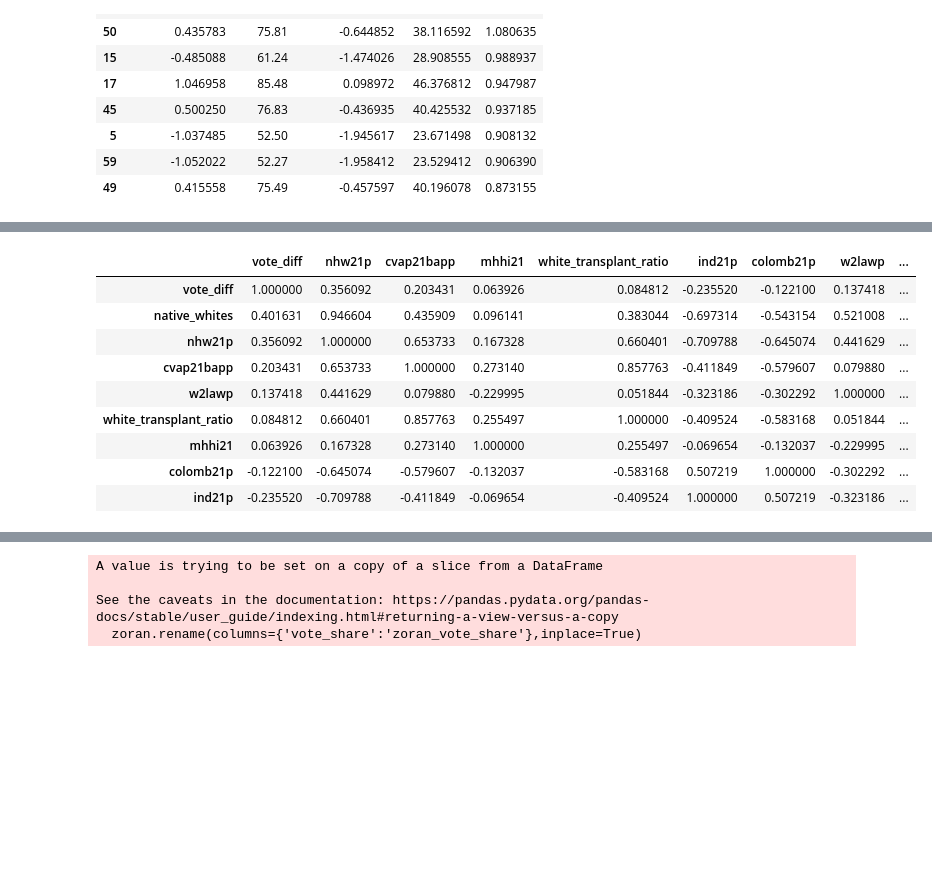
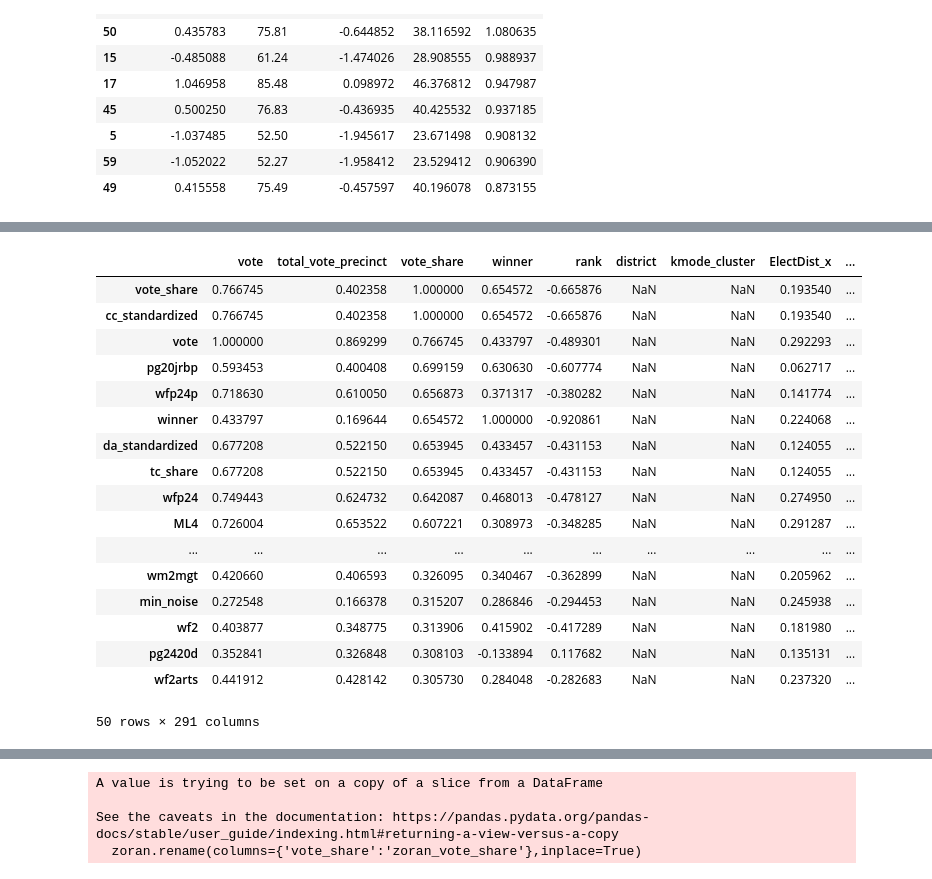
Before and after one commit to SamTGoodson/member_chapters, a Jupyter notebook: notebooks/district22.ipynb, the cells around one changed output, grey strips where cells are left out. Cells and saved outputs as stored; diff of their text form; code cells hidden in the pictures; blank space fills up the shorter version.

```diff
--- a/notebooks/district22.ipynb
+++ b/notebooks/district22.ipynb
@@ -45,2 +62,4 @@ eds_22 = full_results_twenty_two['ed_name'].unique().tolist()
+# %%
+av = pd.read_csv('../../cc_election_cleaning/additional_variables.csv')
 # %%
 eds_22 = full_results_twenty_two['ed_name'].unique().tolist()
@@ -465,5 +511,7 @@ cc_da[['da_standardized','tc_share','cc_standardized','vote_share','vote_diff']]
 # %%
 cc_da = cc_da.merge(occ_df,left_on = 'ed_name',right_on = 'ElectDist',how='left')
 cc_da = cc_da.merge(ae[['ElectDist','ind21p','bang21p','pak21p','filip21p']],on = 'ElectDist',how='left')
+# %%
+cc_da = cc_da.merge(av,on='ElectDist',how='left')
 # %%
 cc_da['native_whites'] = cc_da['nhw21p'] - cc_da['white_transplant_ratio']
@@ -469,0 +533,2 @@ cc_da['native_whites'] = cc_da['nhw21p'] - cc_da['white_transplant_ratio']
+# %%
+pd.set_option('display.max_columns', None)
@@ -470,16 +544,26 @@ cc_da['native_whites'] = cc_da['nhw21p'] - cc_da['white_transplant_ratio']
 # %%
-cor_cols = cc_da[['vote_diff','nhw21p','cvap21bapp','mhhi21','white_transplant_ratio','ind21p','colomb21p',
-                  'w2lawp','native_whites']].columns.tolist()
+cor_cols = cc_da[['vote_diff','vote_share','tc_share','nhw21p','cvap21bapp','mhhi21','white_transplant_ratio','ind21p','colomb21p','mex21p',
+                  'w2lawp','native_whites','greek21p','arab21p','w2admp','nha21p','h21p','w2cmp']].columns.tolist()
+cor_cols = cc_da.drop(columns=['ElectDist','geometry','Precinct','ed_name','candidate','matched_name','member','geometry_x','geometry_y']).columns.tolist()
 cor_matrix = cc_da[cor_cols].corr()
-cor_matrix.sort_values(by='vote_diff', ascending=False)
+cor_matrix.dropna(subset=('vote_share'),inplace=True)
+cor_matrix.sort_values(by='vote_share', ascending=False).head(50)
 # %% [output]
-|  | vote_diff | nhw21p | cvap21bapp | mhhi21 | white_transplant_ratio | ind21p | colomb21p | w2lawp | ... |
-| vote_diff | 1.000000 | 0.356092 | 0.203431 | 0.063926 | 0.084812 | -0.235520 | -0.122100 | 0.137418 | ... |
-| native_whites | 0.401631 | 0.946604 | 0.435909 | 0.096141 | 0.383044 | -0.697314 | -0.543154 | 0.521008 | ... |
-| nhw21p | 0.356092 | 1.000000 | 0.653733 | 0.167328 | 0.660401 | -0.709788 | -0.645074 | 0.441629 | ... |
-| cvap21bapp | 0.203431 | 0.653733 | 1.000000 | 0.273140 | 0.857763 | -0.411849 | -0.579607 | 0.079880 | ... |
-| w2lawp | 0.137418 | 0.441629 | 0.079880 | -0.229995 | 0.051844 | -0.323186 | -0.302292 | 1.000000 | ... |
-| white_transplant_ratio | 0.084812 | 0.660401 | 0.857763 | 0.255497 | 1.000000 | -0.409524 | -0.583168 | 0.051844 | ... |
-| mhhi21 | 0.063926 | 0.167328 | 0.273140 | 1.000000 | 0.255497 | -0.069654 | -0.132037 | -0.229995 | ... |
-| colomb21p | -0.122100 | -0.645074 | -0.579607 | -0.132037 | -0.583168 | 0.507219 | 1.000000 | -0.302292 | ... |
-| ind21p | -0.235520 | -0.709788 | -0.411849 | -0.069654 | -0.409524 | 1.000000 | 0.507219 | -0.323186 | ... |
+|  | vote | total_vote_precinct | vote_share | winner | rank | district | kmode_cluster | ElectDist_x | ... |
+| vote_share | 0.766745 | 0.402358 | 1.000000 | 0.654572 | -0.665876 | NaN | NaN | 0.193540 | ... |
+| cc_standardized | 0.766745 | 0.402358 | 1.000000 | 0.654572 | -0.665876 | NaN | NaN | 0.193540 | ... |
+| vote | 1.000000 | 0.869299 | 0.766745 | 0.433797 | -0.489301 | NaN | NaN | 0.292293 | ... |
+| pg20jrbp | 0.593453 | 0.400408 | 0.699159 | 0.630630 | -0.607774 | NaN | NaN | 0.062717 | ... |
+| wfp24p | 0.718630 | 0.610050 | 0.656873 | 0.371317 | -0.380282 | NaN | NaN | 0.141774 | ... |
+| winner | 0.433797 | 0.169644 | 0.654572 | 1.000000 | -0.920861 | NaN | NaN | 0.224068 | ... |
+| da_standardized | 0.677208 | 0.522150 | 0.653945 | 0.433457 | -0.431153 | NaN | NaN | 0.124055 | ... |
+| tc_share | 0.677208 | 0.522150 | 0.653945 | 0.433457 | -0.431153 | NaN | NaN | 0.124055 | ... |
+| wfp24 | 0.749443 | 0.624732 | 0.642087 | 0.468013 | -0.478127 | NaN | NaN | 0.274950 | ... |
+| ML4 | 0.726004 | 0.653522 | 0.607221 | 0.308973 | -0.348285 | NaN | NaN | 0.291287 | ... |
+| ... | ... | ... | ... | ... | ... | ... | ... | ... | ... |
+| wm2mgt | 0.420660 | 0.406593 | 0.326095 | 0.340467 | -0.362899 | NaN | NaN | 0.205962 | ... |
+| min_noise | 0.272548 | 0.166378 | 0.315207 | 0.286846 | -0.294453 | NaN | NaN | 0.245938 | ... |
+| wf2 | 0.403877 | 0.348775 | 0.313906 | 0.415902 | -0.417289 | NaN | NaN | 0.181980 | ... |
+| pg2420d | 0.352841 | 0.326848 | 0.308103 | -0.133894 | 0.117682 | NaN | NaN | 0.135131 | ... |
+| wf2arts | 0.441912 | 0.428142 | 0.305730 | 0.284048 | -0.282683 | NaN | NaN | 0.237320 | ... |
+50 rows × 291 columns
```
Also changed, not shown: parts of 28 cells of this notebook, 8 other files.
